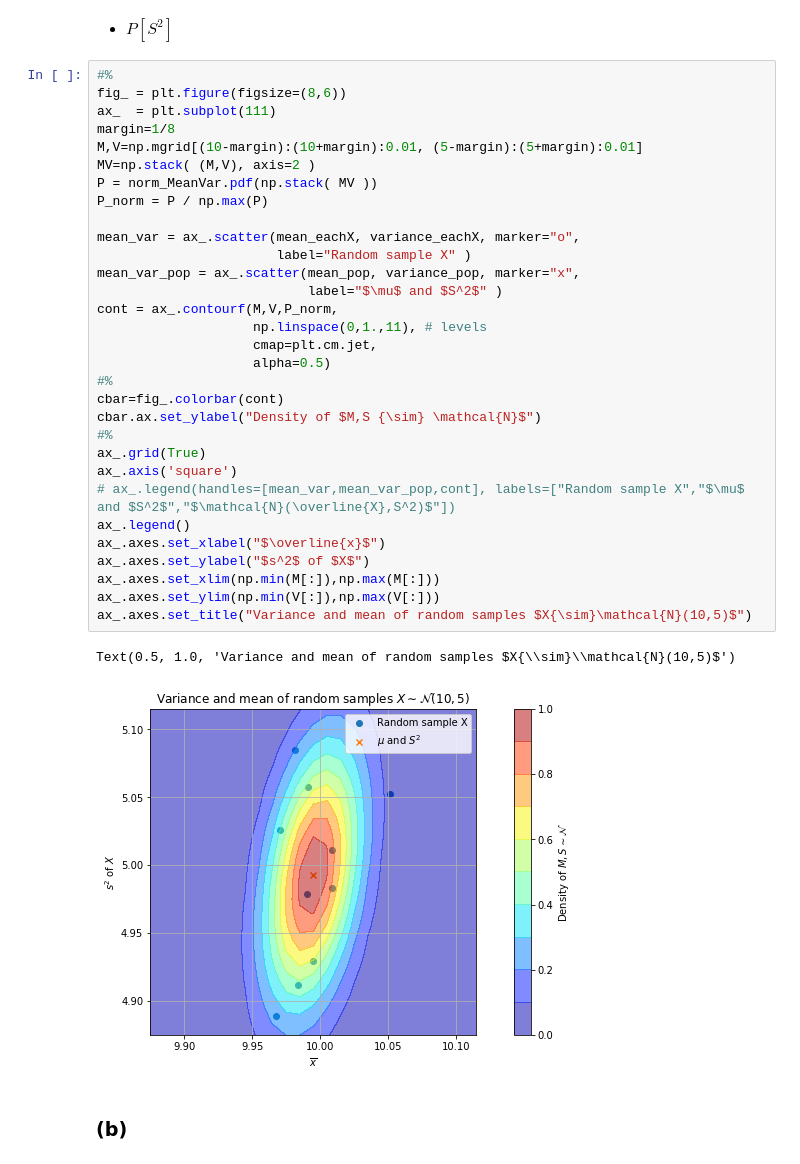
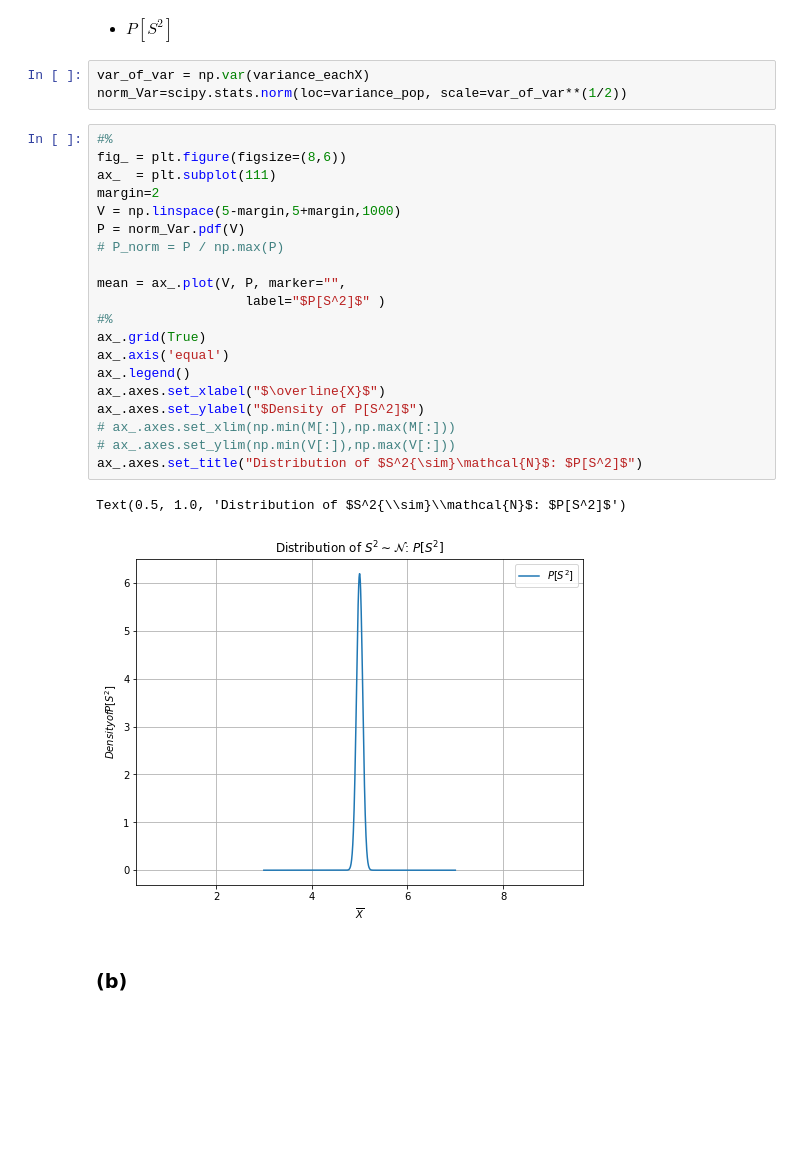
Before and after one commit to indiaki1o/ISI2, a Jupyter notebook: EX2/EX02.ipynb, the cells around one changed output. Saved outputs shown, nothing was run; the diff lists cells and outputs as text; blank space fills up the shorter version.

Commit message:
ex2: 4.a. illustrate distribution of mean(X) and var(X), P[mean(X)] and P[var(X)]

```diff
--- a/EX2/EX02.ipynb
+++ b/EX2/EX02.ipynb
@@ -709,39 +777,31 @@ norm_MeanVar=scipy.stats.multivariate_normal(mean=[mean_pop,variance_pop], cov=v
 # %% [markdown]
 - $P \left[ S^2 \right]$
+# %%
+var_of_var = np.var(variance_eachX)
+norm_Var=scipy.stats.norm(loc=variance_pop, scale=var_of_var**(1/2))
 # %%
 #%
 fig_ = plt.figure(figsize=(8,6))
 ax_  = plt.subplot(111)
-margin=1/8
-M,V=np.mgrid[(10-margin):(10+margin):0.01, (5-margin):(5+margin):0.01]
-MV=np.stack( (M,V), axis=2 )
-P = norm_MeanVar.pdf(np.stack( MV ))
-P_norm = P / np.max(P)
+margin=2
+V = np.linspace(5-margin,5+margin,1000)
+P = norm_Var.pdf(V)
+# P_norm = P / np.max(P)
 
-mean_var = ax_.scatter(mean_eachX, variance_eachX, marker="o",
-                       label="Random sample X" )
-mean_var_pop = ax_.scatter(mean_pop, variance_pop, marker="x",
-                           label="$\mu$ and $S^2$" )
-cont = ax_.contourf(M,V,P_norm,
-                    np.linspace(0,1.,11), # levels
-                    cmap=plt.cm.jet,
-                    alpha=0.5)
-#%
-cbar=fig_.colorbar(cont)
-cbar.ax.set_ylabel("Density of $M,S {\sim} \mathcal{N}$")
+mean = ax_.plot(V, P, marker="",
+                   label="$P[S^2]$" )
 #%
 ax_.grid(True)
-ax_.axis('square')
-# ax_.legend(handles=[mean_var,mean_var_pop,cont], labels=["Random sample X","$\mu$ and $S^2$","$\mathcal{N}(\overline{X},S^2)$"])
+ax_.axis('equal')
 ax_.legend()
-ax_.axes.set_xlabel("$\overline{x}$")
-ax_.axes.set_ylabel("$s^2$ of $X$")
-ax_.axes.set_xlim(np.min(M[:]),np.max(M[:]))
-ax_.axes.set_ylim(np.min(V[:]),np.max(V[:]))
-ax_.axes.set_title("Variance and mean of random samples $X{\sim}\mathcal{N}(10,5)$")
+ax_.axes.set_xlabel("$\overline{X}$")
+ax_.axes.set_ylabel("$Density of P[S^2]$")
+# ax_.axes.set_xlim(np.min(M[:]),np.max(M[:]))
+# ax_.axes.set_ylim(np.min(V[:]),np.max(V[:]))
+ax_.axes.set_title("Distribution of $S^2{\sim}\mathcal{N}$: $P[S^2]$")
 # %% [output]
-Text(0.5, 1.0, 'Variance and mean of random samples $X{\\sim}\\mathcal{N}(10,5)$')
+Text(0.5, 1.0, 'Distribution of $S^2{\\sim}\\mathcal{N}$: $P[S^2]$')
-[figure, old version]
+[figure, new version]
 # %% [markdown]
 ### (b)
 # %%
```
Also changed, not shown: parts of 4 cells of this notebook.
